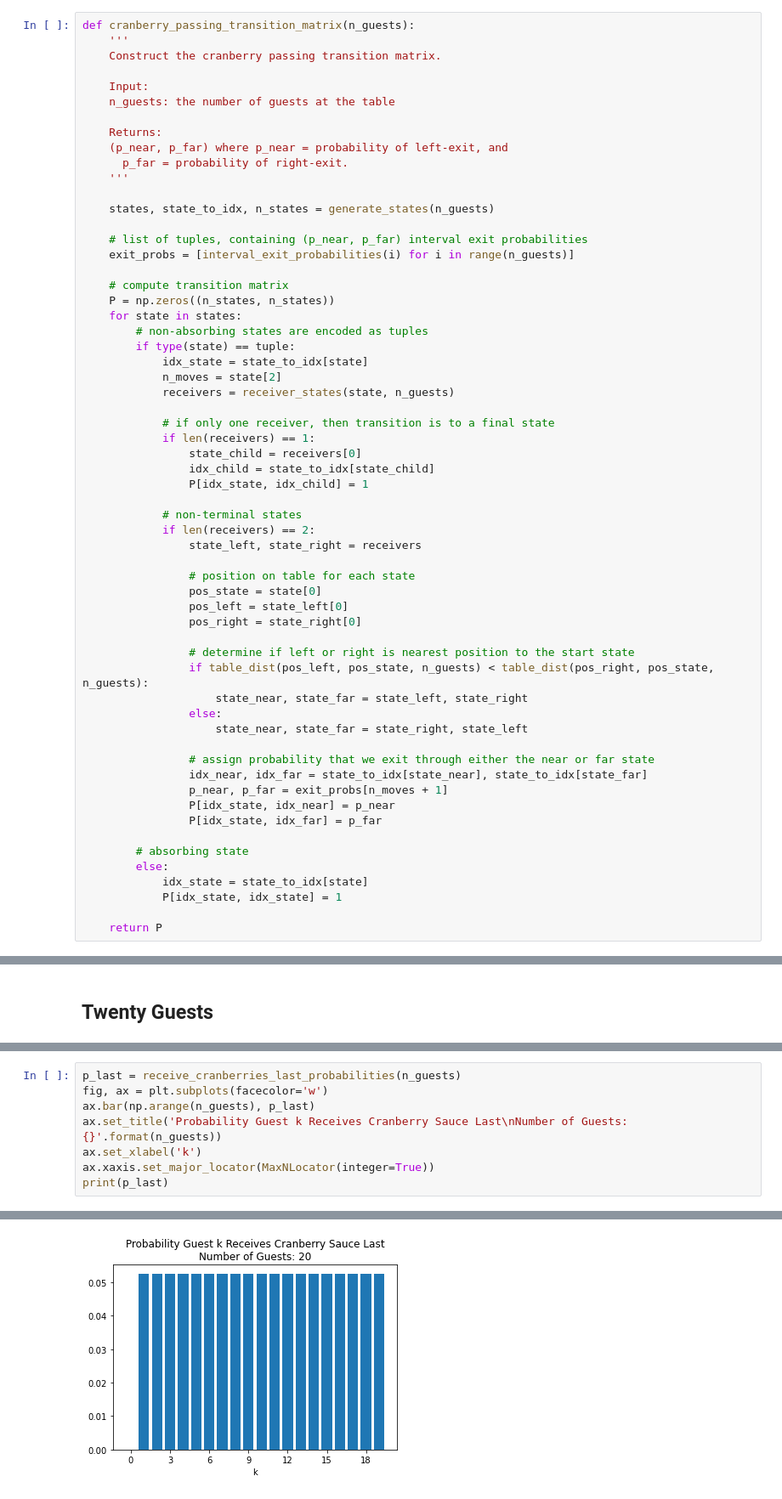
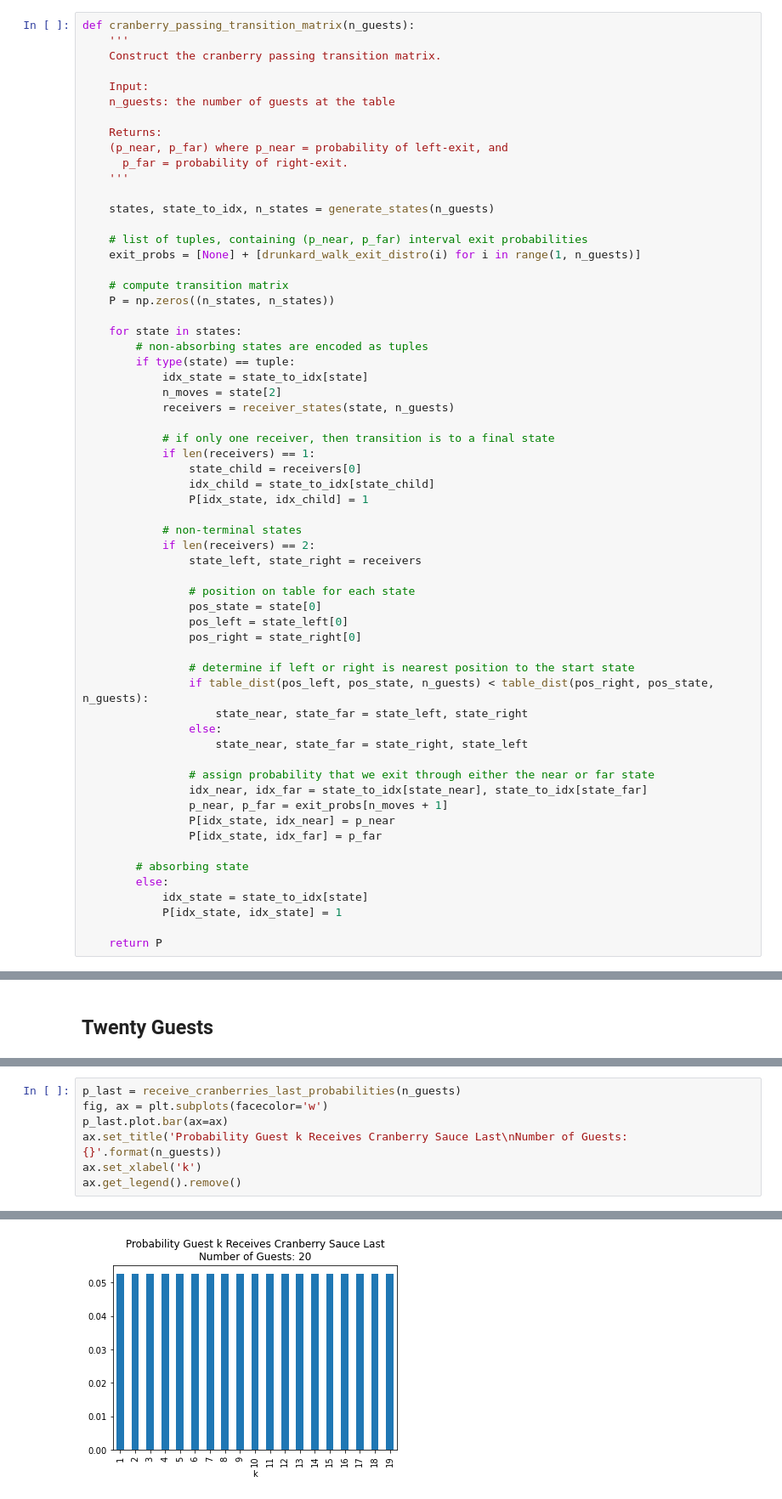
Before and after one commit to pkepley/blog-notebooks, a Jupyter notebook: 20201127_RiddlerSoln1120/compute_analytical_solution.ipynb, the cells around one changed output, grey strips where cells are left out. Shown: that part at 85% size. Cells and saved outputs as stored; diff of their text form.

```diff
--- a/20201127_RiddlerSoln1120/compute_analytical_solution.ipynb
+++ b/20201127_RiddlerSoln1120/compute_analytical_solution.ipynb
@@ -170,10 +253,11 @@ def cranberry_passing_transition_matrix(n_guests):
     states, state_to_idx, n_states = generate_states(n_guests)
 
     # list of tuples, containing (p_near, p_far) interval exit probabilities
-    exit_probs = [interval_exit_probabilities(i) for i in range(n_guests)]
+    exit_probs = [None] + [drunkard_walk_exit_distro(i) for i in range(1, n_guests)]
 
     # compute transition matrix
     P = np.zeros((n_states, n_states))
+
     for state in states:
         # non-absorbing states are encoded as tuples
         if type(state) == tuple:
@@ -384,9 +645,8 @@ fig.colorbar(cm);
 # %%
 p_last = receive_cranberries_last_probabilities(n_guests)
 fig, ax = plt.subplots(facecolor='w')
-ax.bar(np.arange(n_guests), p_last)
+p_last.plot.bar(ax=ax)
 ax.set_title('Probability Guest k Receives Cranberry Sauce Last\nNumber of Guests: {}'.format(n_guests))
 ax.set_xlabel('k')
-ax.xaxis.set_major_locator(MaxNLocator(integer=True))
-print(p_last)
+ax.get_legend().remove()
 # %% [output]
@@ -397 +653 @@ print(p_last)
-[figure, old version]
+[figure, new version]
```
Also changed, not shown: parts of 24 cells of this notebook, 2 other files.
